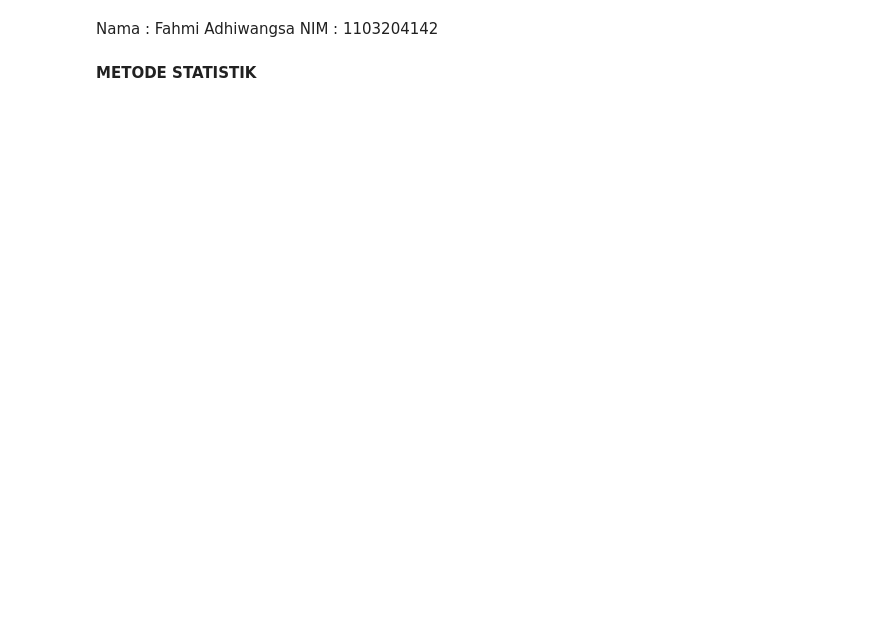
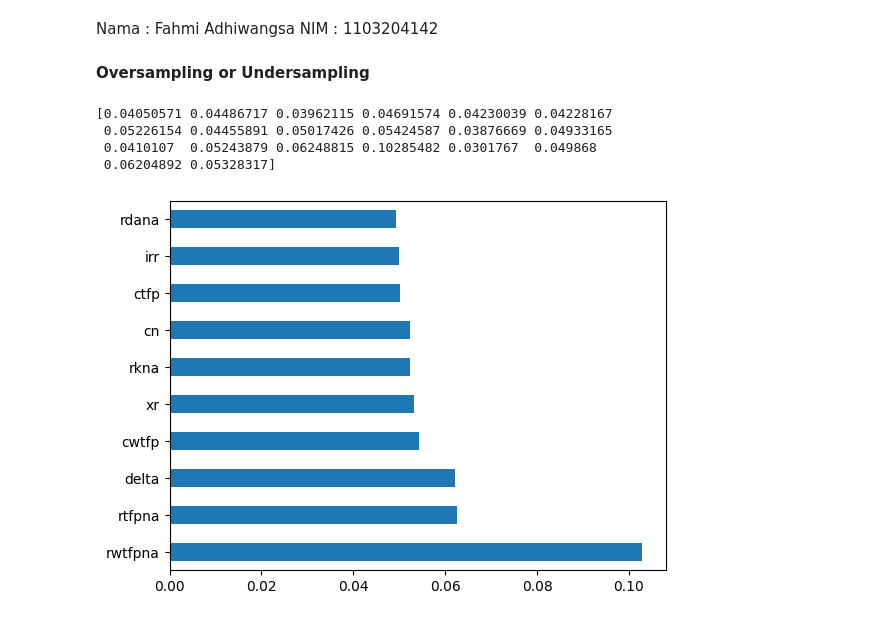
Before and after one commit to adhwngs/DataSains, a Jupyter notebook: UTS_Fahmi_Adhiwangsa_1103204142.ipynb, the cells around one changed output. Cells and saved outputs as stored; diff of their text form; code cells hidden in the pictures; blank space fills up the shorter version.

```diff
--- a/UTS_Fahmi_Adhiwangsa_1103204142.ipynb
+++ b/UTS_Fahmi_Adhiwangsa_1103204142.ipynb
@@ -3,5 +3,5 @@
 # %% [markdown]
 Nama  : Fahmi Adhiwangsa
 NIM   : 1103204142
-# %% [markdown]
-**METODE STATISTIK**
+# %% [markdown]
+**Oversampling or Undersampling**
@@ -8,3 +13,22 @@ NIM   : 1103204142
+# %%
+data = pd.read_csv("/content/africa_recession.csv")
+X = data.iloc[:,0:20]
+y = data.iloc[:,-1]
+# %%
+model = ExtraTreesClassifier()
+model.fit(X,y)
+print(model.feature_importances_)
+# %% [output]
+[0.04050571 0.04486717 0.03962115 0.04691574 0.04230039 0.04228167
+ 0.05226154 0.04455891 0.05017426 0.05424587 0.03876669 0.04933165
+ 0.0410107  0.05243879 0.06248815 0.10285482 0.0301767  0.049868
+ 0.06204892 0.05328317]
+# %%
+feat_importances = pd.Series(model.feature_importances_, index=X.columns)
+feat_importances.nlargest(10).plot(kind='barh')
+plt.show()
+# %% [output]
+[figure, added]
 # %%
 import pandas as pd
 import numpy as np
```
Also changed, not shown: parts of 59 cells of this notebook.
